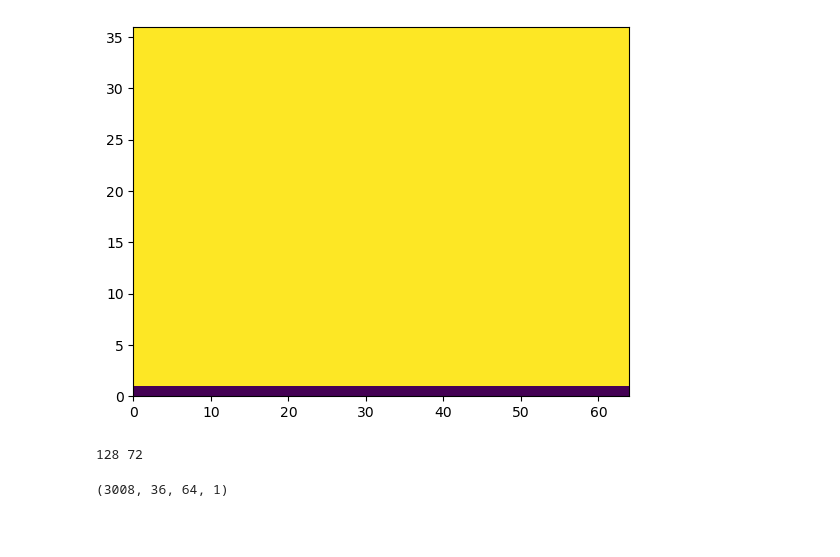
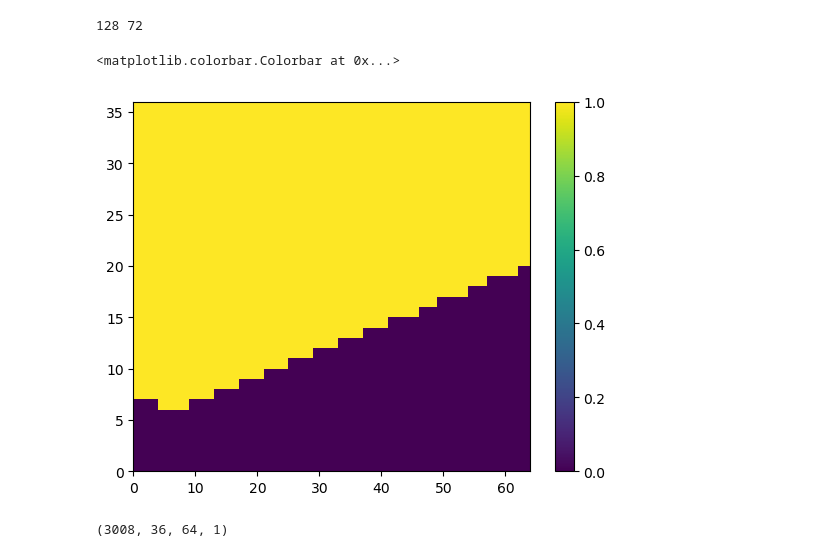
Before and after one commit to patrick-naylor/Soccer-Field-Detection, a Jupyter notebook: model.ipynb, the cells around one changed output. Drawn from its saved outputs; the diff is of its cells as text; code cells hidden in the pictures; blank space fills up the shorter version.

```diff
--- a/model.ipynb
+++ b/model.ipynb
@@ -42,11 +42,6 @@ for (img) in (images_paths):
     mask = np.expand_dims(mask, axis=2)
 
     masks.append(mask)
-# %%
-plt.pcolormesh(masks[39][:,:,0])
-plt.show()
-# %% [output]
-[figure, removed]
 # %%
 print(width, height)
 # %% [output]
@@ -56,4 +50,13 @@ print(width, height)
 images_arr = np.stack(images)
 masks_arr = np.stack(masks)
+# %%
+images_arr = images_arr.astype(np.uint8)
+masks_arr[masks_arr > 0] = 1
+masks_arr[masks_arr <= 0] = 0
+masks_arr = masks_arr.astype(np.int8)
 # %%
-plt.pcolormesh(masks_arr[0,:,:,0])
+plt.pcolormesh(masks_arr[0,:,:,0].astype(np.uint8))
+plt.colorbar()
+# %% [output]
+<matplotlib.colorbar.Colorbar at 0x...>
+[figure, added]
```
Also changed, not shown: parts of 3 cells of this notebook.
